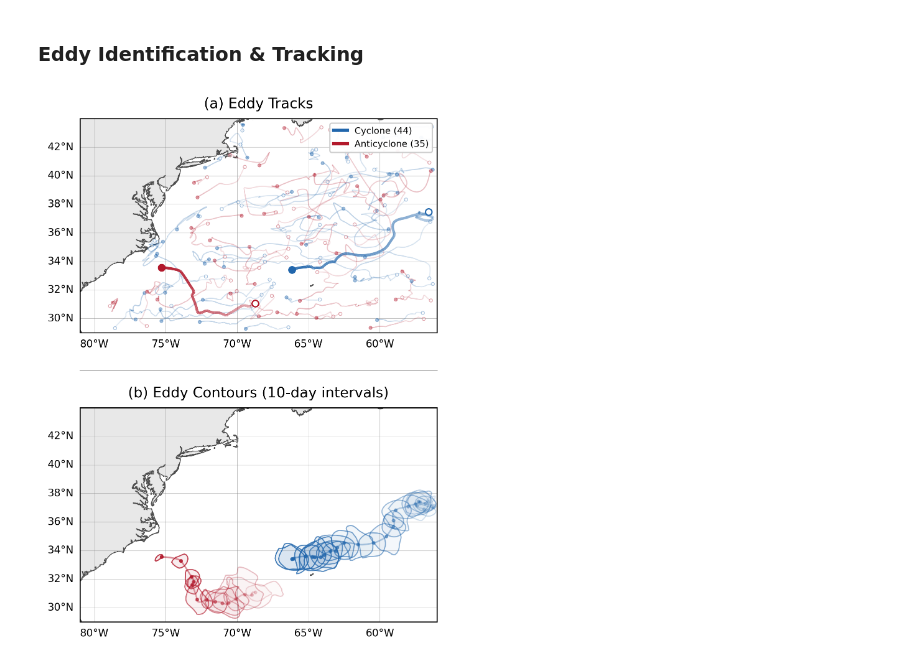
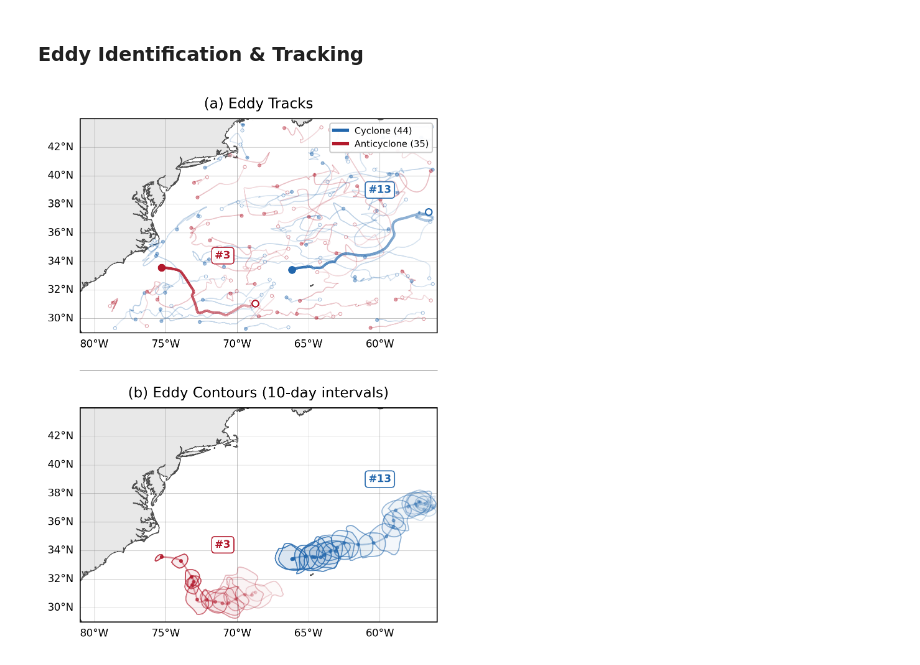
Before and after one commit to jerrychen751/eddy-tracking, a Jupyter notebook: SE_BGC/03_eddy_id_and_tracking/eddy_id_and_tracking.ipynb, the cells around one changed output. Saved outputs shown, nothing was run; the diff lists cells and outputs as text; code cells hidden in the pictures.

Commit message:
methods: eddy id label and collocation strategy

```diff
--- a/SE_BGC/03_eddy_id_and_tracking/eddy_id_and_tracking.ipynb
+++ b/SE_BGC/03_eddy_id_and_tracking/eddy_id_and_tracking.ipynb
@@ -31,6 +31,8 @@ import matplotlib.colors as mcolors
 from matplotlib.collections import LineCollection
 
 COLORS = {"cyclone": "#2166ac", "anticyclone": "#b2182b"}
+LABEL_POS_A = {"cyclone": (-60, 39.0), "anticyclone": (-71, 34.4)}
+LABEL_POS_B = {"cyclone": (-60, 39.0), "anticyclone": (-71, 34.4)}
 
 def gradient_track(ax, lons, lats, color, lw=2.5, alpha_range=(0.2, 0.95), zorder=6):
     points = np.array([lons, lats]).T.reshape(-1, 1, 2)
@@ -40,6 +42,12 @@ def gradient_track(ax, lons, lats, color, lw=2.5, alpha_range=(0.2, 0.95), zorde
     rgba = mcolors.to_rgba(color)
     colors = [(rgba[0], rgba[1], rgba[2], a) for a in alphas]
     ax.add_collection(LineCollection(segments, colors=colors, linewidths=lw, transform=proj, zorder=zorder))
+
+def draw_id_label(ax, lon, lat, text, color):
+    ax.text(lon, lat, text, fontsize=8, fontweight="bold", color=color,
+            ha="center", va="center", transform=proj, zorder=9,
+            bbox=dict(boxstyle="round,pad=0.3", facecolor="white",
+                      edgecolor=color, alpha=0.92, linewidth=0.8))
 
 proj = ccrs.PlateCarree()
 fig = plt.figure(figsize=(10, 7), dpi=300)
@@ -78,6 +86,8 @@ for pol in ("cyclone", "anticyclone"):
                      transform=proj, zorder=8)
             ax1.plot(lx[-1], ly[-1], "o", color=color, ms=5, mfc=color, mew=1.0,
                      transform=proj, zorder=8)
+    lon_lbl, lat_lbl = LABEL_POS_A[pol]
+    draw_id_label(ax1, lon_lbl, lat_lbl, f"#{hid}", color)
 
 n_cyc = len(tracks["cyclone"]["ids"])
 n_anti = len(tracks["anticyclone"]["ids"])
@@ -107,31 +117,34 @@ for pol in ("cyclone", "anticyclone"):
     n_c = len(contour_idx)
 
     for j, ci in enumerate(contour_idx):
         idx = indices[ci]
         clons = t_data["contour_lon_e"][idx].copy()
         clats = t_data["contour_lat_e"][idx].copy()
         clons[clons > 180] -= 360
         clons = np.append(clons, clons[0])
         clats = np.append(clats, clats[0])
         alpha = 0.15 + 0.7 * (j / max(n_c - 1, 1))
         ax2.plot(clons, clats, color=color, lw=0.8, alpha=alpha, transform=proj, zorder=5)
         ax2.fill(clons, clats, color=color, alpha=alpha * 0.1, transform=proj, zorder=4)
         ax2.plot(lx[ci], ly[ci], ".", color=color, ms=4, alpha=alpha, transform=proj, zorder=6)
 
+    lon_lbl, lat_lbl = LABEL_POS_B[pol]
+    draw_id_label(ax2, lon_lbl, lat_lbl, f"#{hid}", color)
+
 ax2.set_title("(b) Eddy Contours (10-day intervals)", fontsize=11, pad=8)
 
 # Match panel sizes
 fig.canvas.draw()
 pos1 = ax1.get_position()
 pos2 = ax2.get_position()
 ax2.set_position([pos1.x0, pos2.y0, pos1.width, pos1.height])
 
 pos2_new = ax2.get_position()
 mid_y = (pos1.y0 + pos2_new.y1) / 2
 fig.add_artist(plt.Line2D([pos1.x0, pos1.x0 + pos1.width], [mid_y, mid_y],
                transform=fig.transFigure, color="0.75", linewidth=0.8))
 
 fig.savefig("eddy_id_and_tracking.png", dpi=300, bbox_inches="tight")
 plt.show()
 # %% [output]
-[figure, old version]
+[figure, new version]
```
Also changed, not shown: 1 other file.
